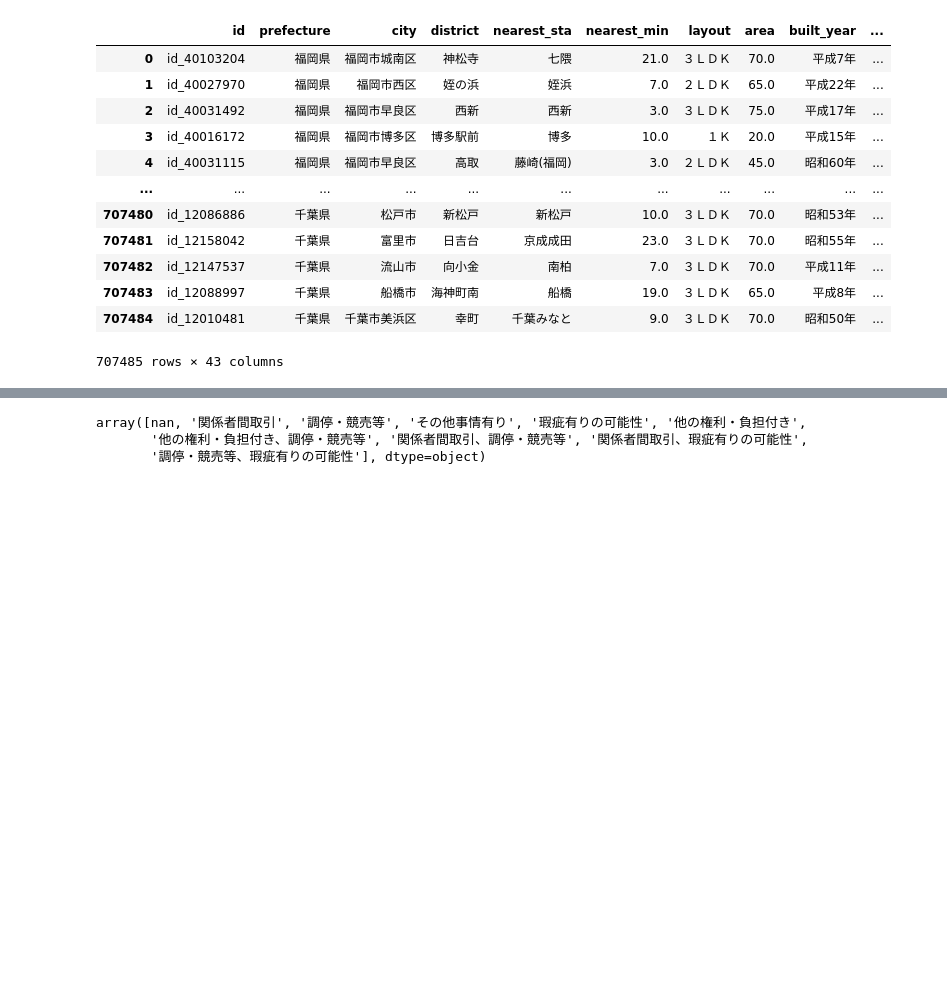
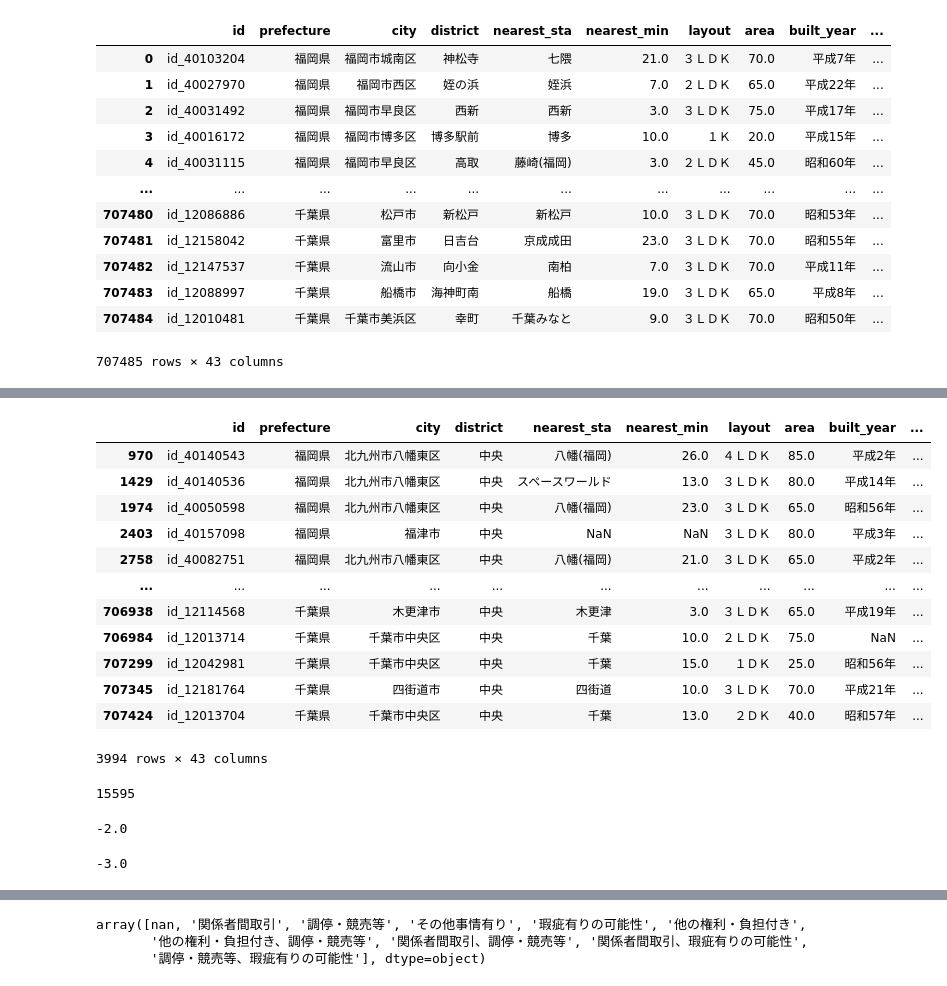
Before and after one commit to habroptilus/ds-monorepo, a Jupyter notebook: projects/house_price/eda.ipynb, the cells around one changed output, grey strips where cells are left out. Saved outputs shown, nothing was run; the diff lists cells and outputs as text; code cells hidden in the pictures; blank space fills up the shorter version.

```diff
--- a/projects/house_price/eda.ipynb
+++ b/projects/house_price/eda.ipynb
@@ -20,0 +102,28 @@ train
+# %%
+train[train["district"]=="中央"]
+# %% [output]
+|  | id | prefecture | city | district | nearest_sta | nearest_min | layout | area | built_year | ... |
+| 970 | id_40140543 | 福岡県 | 北九州市八幡東区 | 中央 | 八幡(福岡) | 26.0 | ４ＬＤＫ | 85.0 | 平成2年 | ... |
+| 1429 | id_40140536 | 福岡県 | 北九州市八幡東区 | 中央 | スペースワールド | 13.0 | ３ＬＤＫ | 80.0 | 平成14年 | ... |
+| 1974 | id_40050598 | 福岡県 | 北九州市八幡東区 | 中央 | 八幡(福岡) | 23.0 | ３ＬＤＫ | 65.0 | 昭和56年 | ... |
+| 2403 | id_40157098 | 福岡県 | 福津市 | 中央 | NaN | NaN | ３ＬＤＫ | 80.0 | 平成3年 | ... |
+| 2758 | id_40082751 | 福岡県 | 北九州市八幡東区 | 中央 | 八幡(福岡) | 21.0 | ３ＬＤＫ | 65.0 | 平成2年 | ... |
+| ... | ... | ... | ... | ... | ... | ... | ... | ... | ... | ... |
+| 706938 | id_12114568 | 千葉県 | 木更津市 | 中央 | 木更津 | 3.0 | ３ＬＤＫ | 65.0 | 平成19年 | ... |
+| 706984 | id_12013714 | 千葉県 | 千葉市中央区 | 中央 | 千葉 | 10.0 | ２ＬＤＫ | 75.0 | NaN | ... |
+| 707299 | id_12042981 | 千葉県 | 千葉市中央区 | 中央 | 千葉 | 15.0 | １ＤＫ | 25.0 | 昭和56年 | ... |
+| 707345 | id_12181764 | 千葉県 | 四街道市 | 中央 | 四街道 | 10.0 | ３ＬＤＫ | 70.0 | 平成21年 | ... |
+| 707424 | id_12013704 | 千葉県 | 千葉市中央区 | 中央 | 千葉 | 13.0 | ２ＤＫ | 40.0 | 昭和57年 | ... |
+3994 rows × 43 columns
+# %%
+len(train[["prefecture","city","district"]].drop_duplicates())
+# %% [output]
+15595
+# %%
+test["age"].min()
+# %% [output]
+-2.0
+# %%
+train["age"].min()
+# %% [output]
+-3.0
```
Also changed, not shown: parts of 12 cells of this notebook, 8 other files.
